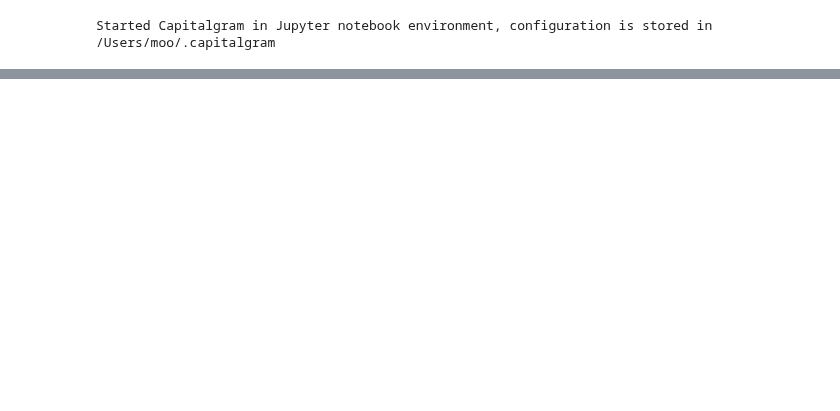
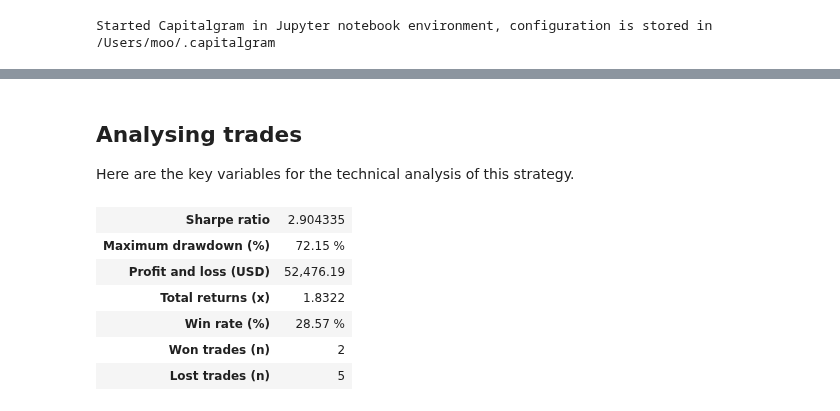
Before and after one commit to tradingstrategy-ai/trading-strategy, a Jupyter notebook: docs/source/examples/fastquant.ipynb, the cells around one changed output, grey strips where cells are left out. Cells and saved outputs as stored; diff of their text form; code cells hidden in the pictures; blank space fills up the shorter version.

Commit message:
Added fastquant example

```diff
--- a/docs/source/examples/fastquant.ipynb
+++ b/docs/source/examples/fastquant.ipynb
@@ -109,0 +55,23 @@ Name: max, dtype: object        maxdrawdown:9.88848954013455    maxdrawdownperio
+# %%
+import datetime
+import pandas as pd
+
+from capitalgram.candle import CandleBucket
+from capitalgram.frameworks.backtrader import prepare_candles_for_backtrader
+
+# Get daily candles as Pandas DataFrame
+all_candles = capitalgram.fetch_all_candles(CandleBucket.h24).to_pandas()
+sushi_usdt_candles: pd.DataFrame  = all_candles.loc[all_candles["pair_id"] == sushi_usdt.pair_id]
+
+# Reformat data suitable for Backtrader based backtesting
+sushi_usdt_candles = prepare_candles_for_backtrader(sushi_usdt_candles)
+
+# To make this notebook deterministic, we pick date ranges for the test
+start = datetime.datetime(2020, 9, 15)
+end = datetime.datetime(2021, 7, 1)
+
+sushi_usdt_candles = sushi_usdt_candles[
+    (sushi_usdt_candles.index >= start) &
+    (sushi_usdt_candles.index <= end)]
+
+print(f"We have {len(sushi_usdt_candles)} daily candles for SUSHI-USDT")
@@ -109,0 +91,15 @@ Name: max, dtype: object        maxdrawdown:9.88848954013455    maxdrawdownperio
+# %%
+from matplotlib.figure import Figure
+from fastquant import backtest
+
+result: pd.DataFrame
+trade_graph: Figure
+
+result, trade_graph = backtest(
+    'smac',  # Simple Moving Average Crossover
+    sushi_usdt_candles,
+    init_cash=10_000, # Start with 10,000 USD
+    fast_period=10,
+    slow_period=20,
+    return_plot=True,
+    verbose=0)
@@ -109,0 +109,19 @@ Name: max, dtype: object        maxdrawdown:9.88848954013455    maxdrawdownperio
+# %% [markdown]
+## Analysing trades
+
+Here are the key variables for the technical analysis of this strategy.
+# %%
+from IPython.display import display
+from capitalgram.frameworks.fastquant import to_human_readable_result
+from IPython.display import display, HTML
+
+# Get rid of extra columns, transpose the table
+HTML(to_human_readable_result(result).to_html(header=False))
+# %% [output]
+| Sharpe ratio | 2.904335 |
+| Maximum drawdown (%) | 72.15 % |
+| Profit and loss (USD) | 52,476.19 |
+| Total returns (x) | 1.8322 |
+| Win rate (%) | 28.57 % |
+| Won trades (n) | 2 |
+| Lost trades (n) | 5 |
```
Also changed, not shown: parts of 19 cells of this notebook, 7 other files.
